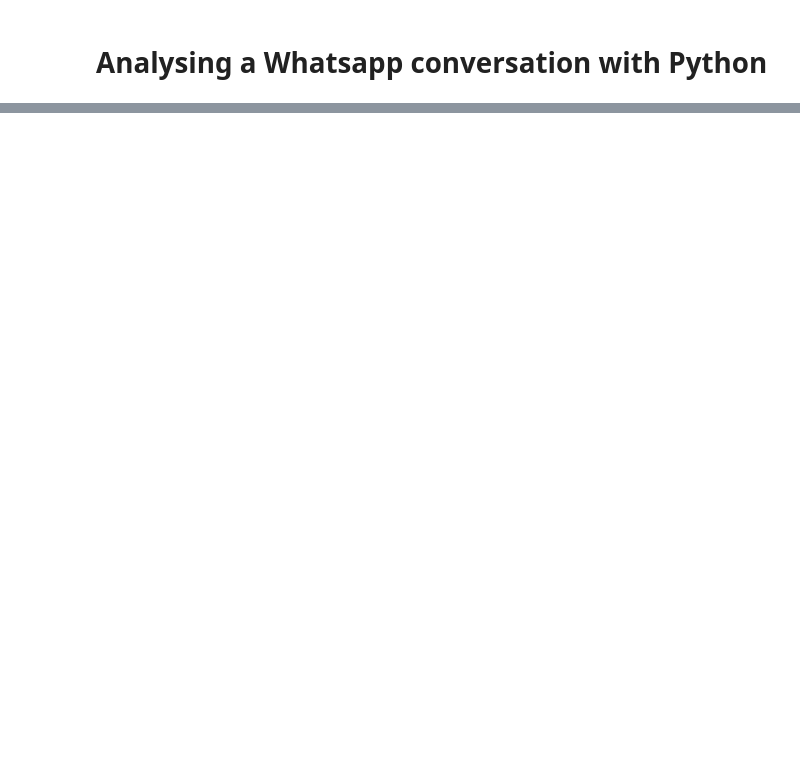
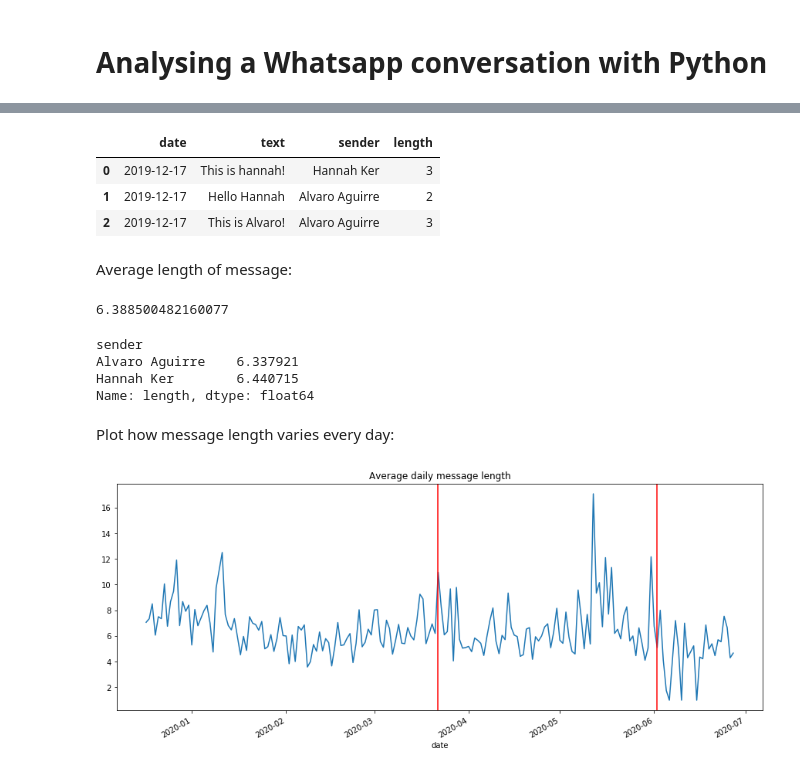
Before and after one commit to alvaroaguirre/Projects, a Jupyter notebook: whatsapp.ipynb, the cells around one changed output, grey strips where cells are left out. Cells and saved outputs as stored; diff of their text form; code cells hidden in the pictures; blank space fills up the shorter version.

```diff
--- a/whatsapp.ipynb
+++ b/whatsapp.ipynb
@@ -196,0 +193,34 @@ plt.show
+# %%
+txt['length'] = txt['text'].str.split().apply(len)
+# %%
+txt.head(3)
+# %% [output]
+|  | date | text | sender | length |
+| 0 | 2019-12-17 | This is hannah! | Hannah Ker | 3 |
+| 1 | 2019-12-17 | Hello Hannah | Alvaro Aguirre | 2 |
+| 2 | 2019-12-17 | This is Alvaro! | Alvaro Aguirre | 3 |
+# %% [markdown]
+Average length of message:
+# %%
+# Total
+txt['length'].mean()
+# %% [output]
+6.388500482160077
+# %%
+# Per sender
+txt.groupby('sender')['length'].mean()
+# %% [output]
+sender
+Alvaro Aguirre    6.337921
+Hannah Ker        6.440715
+Name: length, dtype: float64
+# %% [markdown]
+Plot how message length varies every day:
+# %%
+fig, ax = plt.subplots(figsize=(15,6))
+txt.groupby('date')['length'].mean().plot(ax = ax);
+plt.title("Average daily message length");
+plt.axvline(dt.datetime(2020, 3, 22), color = "red");
+plt.axvline(dt.datetime(2020, 6, 2), color = "red");
+# %% [output]
+[figure, added]
```
Also changed, not shown: parts of 61 cells of this notebook.
